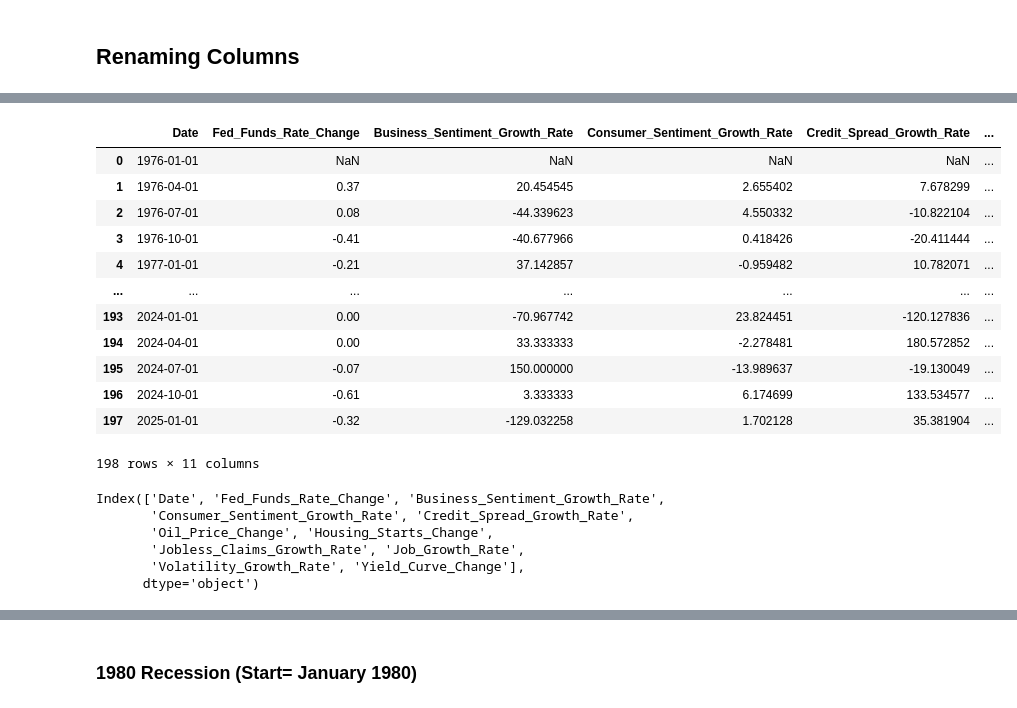
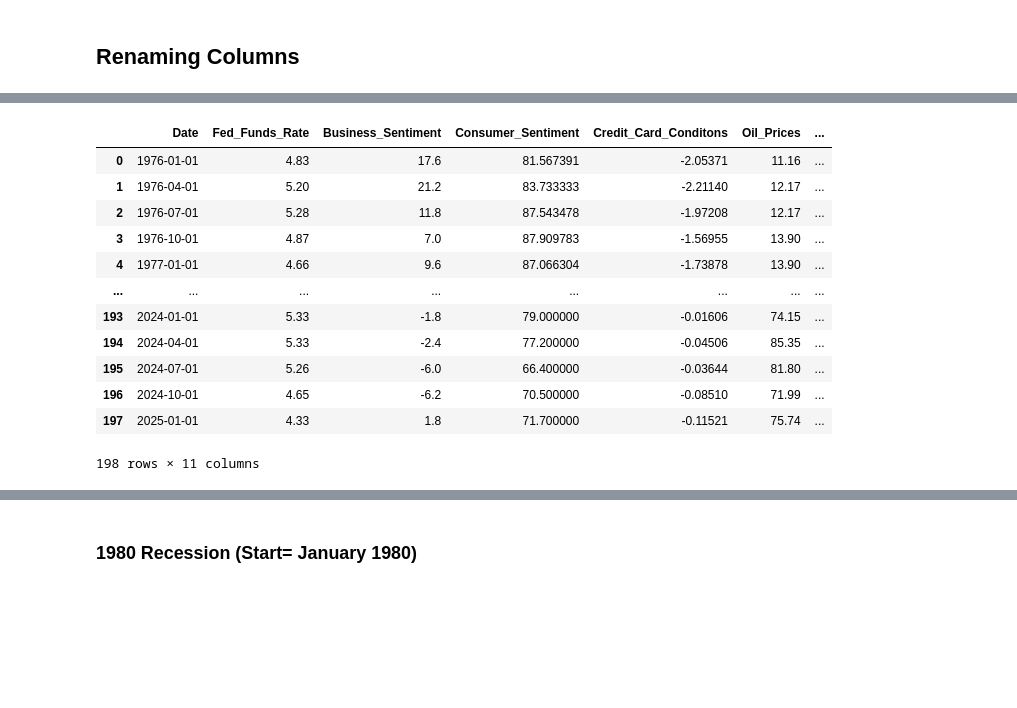
Before and after one commit to Makster04/FINAL_CAPSTONE_PROJECT, a Jupyter notebook: Notebook.ipynb, the cells around one changed output, grey strips where cells are left out. Saved outputs shown, nothing was run; the diff lists cells and outputs as text; code cells hidden in the pictures; blank space fills up the shorter version.

```diff
--- a/Notebook.ipynb
+++ b/Notebook.ipynb
@@ -291,63 +291,54 @@ Final_Lagging_Indicators_df
 # %%
 
 # Remove duplicate columns
 Final_Leading_Indicators_df = Leading_Indicators_df.loc[:, ~Leading_Indicators_df.columns.duplicated()].copy()
 
 # Rename columns
 Final_Leading_Indicators_df.columns = [
     'Date',
-    'Fed_Funds_Rate_Change',
-    'Business_Sentiment_Growth_Rate',
-    'Consumer_Sentiment_Growth_Rate',
-    'Credit_Spread_Growth_Rate',
-    'Oil_Price_Change',
-    'Housing_Starts_Change',
-    'Jobless_Claims_Growth_Rate',
-    'Job_Growth_Rate',
-    'Volatility_Growth_Rate',
-    'Yield_Curve_Change'
+    'Fed_Funds_Rate',
+    'Business_Sentiment',
+    'Consumer_Sentiment',
+    'Credit_Card_Conditons',
+    'Oil_Prices',
+    'Housing_Starts',
+    'Jobless_Claims',
+    'Total_Jons',
+    'Volatility_Index',
+    'Yield_Curve'
 
 ]
 
 
 # Transformations
-Final_Leading_Indicators_df['Fed_Funds_Rate_Change'] = Final_Leading_Indicators_df['Fed_Funds_Rate_Change'].diff().round(2)
-Final_Leading_Indicators_df['Business_Sentiment_Growth_Rate'] = Final_Leading_Indicators_df['Business_Sentiment_Growth_Rate'].pct_change() * 100
-Final_Leading_Indicators_df['Consumer_Sentiment_Growth_Rate'] = Final_Leading_Indicators_df['Consumer_Sentiment_Growth_Rate'].pct_change() * 100
-Final_Leading_Indicators_df['Credit_Spread_Growth_Rate'] = Final_Leading_Indicators_df['Credit_Spread_Growth_Rate'].pct_change() * 100
-Final_Leading_Indicators_df['Oil_Price_Change'] = Final_Leading_Indicators_df['Oil_Price_Change'].pct_change() * 100
-Final_Leading_Indicators_df['Housing_Starts_Change'] = Final_Leading_Indicators_df['Housing_Starts_Change'].pct_change() * 100
-Final_Leading_Indicators_df['Jobless_Claims_Growth_Rate'] = Final_Leading_Indicators_df['Jobless_Claims_Growth_Rate'].pct_change() * 100
-Final_Leading_Indicators_df['Job_Growth_Rate'] = Final_Leading_Indicators_df['Job_Growth_Rate'].pct_change().round() * 100
-Final_Leading_Indicators_df['Volatility_Growth_Rate'] = Final_Leading_Indicators_df['Volatility_Growth_Rate'].pct_change() * 100
-Final_Leading_Indicators_df['Yield_Curve_Change'] = Final_Leading_Indicators_df['Yield_Curve_Change'].diff().round(2)
+# Final_Leading_Indicators_df['Fed_Funds_Rate_Change'] = Final_Leading_Indicators_df['Fed_Funds_Rate_Change'].diff().round(2)
+# Final_Leading_Indicators_df['Business_Sentiment_Growth_Rate'] = Final_Leading_Indicators_df['Business_Sentiment_Growth_Rate'].pct_change() * 100
+# Final_Leading_Indicators_df['Consumer_Sentiment_Growth_Rate'] = Final_Leading_Indicators_df['Consumer_Sentiment_Growth_Rate'].pct_change() * 100
+# Final_Leading_Indicators_df['Credit_Spread_Growth_Rate'] = Final_Leading_Indicators_df['Credit_Spread_Growth_Rate'].pct_change() * 100
+# Final_Leading_Indicators_df['Oil_Price_Change'] = Final_Leading_Indicators_df['Oil_Price_Change'].pct_change() * 100
+# Final_Leading_Indicators_df['Housing_Starts_Change'] = Final_Leading_Indicators_df['Housing_Starts_Change'].pct_change() * 100
+# Final_Leading_Indicators_df['Jobless_Claims_Growth_Rate'] = Final_Leading_Indicators_df['Jobless_Claims_Growth_Rate'].pct_change() * 100
+# Final_Leading_Indicators_df['Job_Growth_Rate'] = Final_Leading_Indicators_df['Job_Growth_Rate'].pct_change().round() * 100
+# Final_Leading_Indicators_df['Volatility_Growth_Rate'] = Final_Leading_Indicators_df['Volatility_Growth_Rate'].pct_change() * 100
+# Final_Leading_Indicators_df['Yield_Curve_Change'] = Final_Leading_Indicators_df['Yield_Curve_Change'].diff().round(2)
 
 
 # Preview
 Final_Leading_Indicators_df
 # %% [output]
-|  | Date | Fed_Funds_Rate_Change | Business_Sentiment_Growth_Rate | Consumer_Sentiment_Growth_Rate | Credit_Spread_Growth_Rate | ... |
-| 0 | 1976-01-01 | NaN | NaN | NaN | NaN | ... |
-| 1 | 1976-04-01 | 0.37 | 20.454545 | 2.655402 | 7.678299 | ... |
-| 2 | 1976-07-01 | 0.08 | -44.339623 | 4.550332 | -10.822104 | ... |
-| 3 | 1976-10-01 | -0.41 | -40.677966 | 0.418426 | -20.411444 | ... |
-| 4 | 1977-01-01 | -0.21 | 37.142857 | -0.959482 | 10.782071 | ... |
-| ... | ... | ... | ... | ... | ... | ... |
-| 193 | 2024-01-01 | 0.00 | -70.967742 | 23.824451 | -120.127836 | ... |
-| 194 | 2024-04-01 | 0.00 | 33.333333 | -2.278481 | 180.572852 | ... |
-| 195 | 2024-07-01 | -0.07 | 150.000000 | -13.989637 | -19.130049 | ... |
-| 196 | 2024-10-01 | -0.61 | 3.333333 | 6.174699 | 133.534577 | ... |
-| 197 | 2025-01-01 | -0.32 | -129.032258 | 1.702128 | 35.381904 | ... |
+|  | Date | Fed_Funds_Rate | Business_Sentiment | Consumer_Sentiment | Credit_Card_Conditons | Oil_Prices | ... |
+| 0 | 1976-01-01 | 4.83 | 17.6 | 81.567391 | -2.05371 | 11.16 | ... |
+| 1 | 1976-04-01 | 5.20 | 21.2 | 83.733333 | -2.21140 | 12.17 | ... |
+| 2 | 1976-07-01 | 5.28 | 11.8 | 87.543478 | -1.97208 | 12.17 | ... |
+| 3 | 1976-10-01 | 4.87 | 7.0 | 87.909783 | -1.56955 | 13.90 | ... |
+| 4 | 1977-01-01 | 4.66 | 9.6 | 87.066304 | -1.73878 | 13.90 | ... |
+| ... | ... | ... | ... | ... | ... | ... | ... |
+| 193 | 2024-01-01 | 5.33 | -1.8 | 79.000000 | -0.01606 | 74.15 | ... |
+| 194 | 2024-04-01 | 5.33 | -2.4 | 77.200000 | -0.04506 | 85.35 | ... |
+| 195 | 2024-07-01 | 5.26 | -6.0 | 66.400000 | -0.03644 | 81.80 | ... |
+| 196 | 2024-10-01 | 4.65 | -6.2 | 70.500000 | -0.08510 | 71.99 | ... |
+| 197 | 2025-01-01 | 4.33 | 1.8 | 71.700000 | -0.11521 | 75.74 | ... |
 198 rows × 11 columns
-# %%
-Final_Leading_Indicators_df.columns
-# %% [output]
-Index(['Date', 'Fed_Funds_Rate_Change', 'Business_Sentiment_Growth_Rate',
-       'Consumer_Sentiment_Growth_Rate', 'Credit_Spread_Growth_Rate',
-       'Oil_Price_Change', 'Housing_Starts_Change',
-       'Jobless_Claims_Growth_Rate', 'Job_Growth_Rate',
-       'Volatility_Growth_Rate', 'Yield_Curve_Change'],
-      dtype='object')
 # %%
 import pandas as pd
 
```
Also changed, not shown: parts of 17 cells of this notebook, 7 other files.
